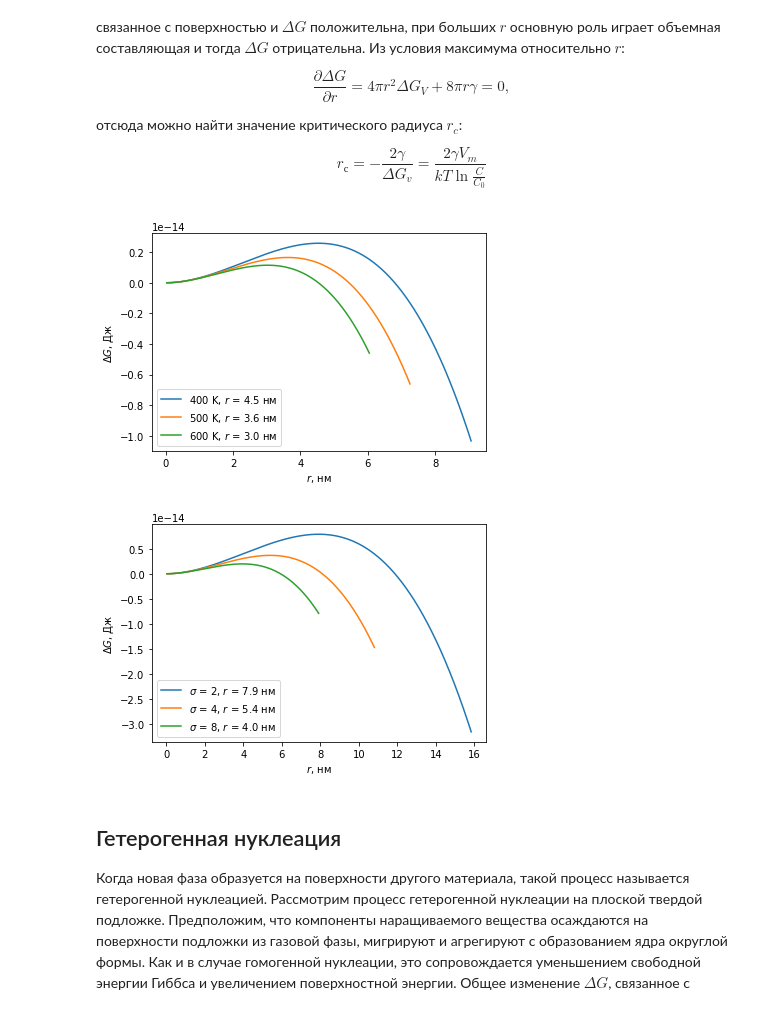
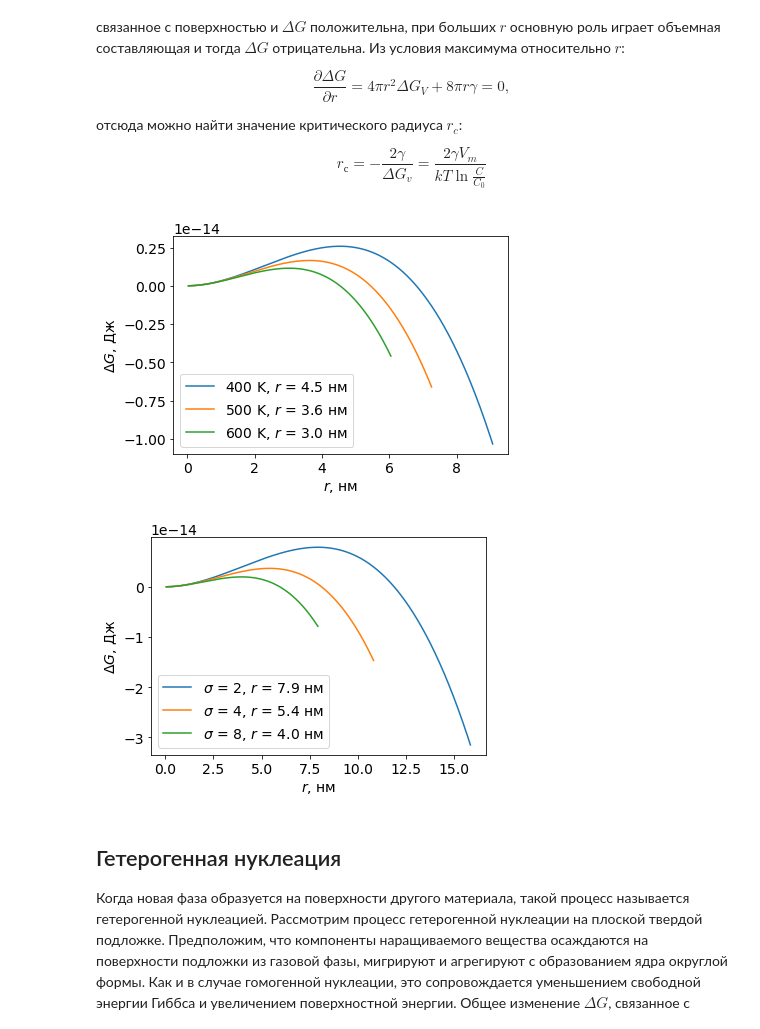
Before and after one commit to nanomaterials/course, a Jupyter notebook: 07_-_Properties_of_NPs/Lecture.ipynb, the cells around one changed output. Drawn from its saved outputs; the diff is of its cells as text; code cells hidden in the pictures.

```diff
--- a/07_-_Properties_of_NPs/Lecture.ipynb
+++ b/07_-_Properties_of_NPs/Lecture.ipynb
@@ -42,9 +42,9 @@ $$r_с = -\dfrac{2\gamma}{\Delta G_v} = \dfrac{2\gamma V_m}{kT \ln \frac{C}{C_0}
 import numpy as np
 import matplotlib.pyplot as plt
 
+plt.rcParams.update({'font.size': 14})
 
 k = 1.38e-23
-V = 4/3*np.pi*r**3
 V_m = 1e-30    # типичный порядок объема, приходящийся на один мономер
 T = 273+200    # типичные порядки температуры синтеза
 sigma = 10     # относительное пересыщение
@@ -52,38 +52,39 @@ gamma = 30     # порядки поверхностного натяжения
 
 r_c = 2*gamma*V_m/(k*T*np.log(1+sigma))
 r = np.linspace(0.01*r_c, 1.5*r_c, 1000)
+V = 4/3*np.pi*r**3
 
 def Delta_G(r, T, sigma, gamma):
     Delta_G_V = -k*T*np.log(1+sigma)/V_m
     Delta_mu_V = 4/3*np.pi*r**3*Delta_G_V
     Delta_mu_S = 4*np.pi*r**2*gamma
     return Delta_mu_V+Delta_mu_S
 
 for T in [400, 500, 600]:
     r_c = 2*gamma*V_m/(k*T*np.log(1+sigma))
     r = np.linspace(0.01*r_c, 2*r_c, 1000)
     label = '{0} K, $r$ = {1:.1f} нм'.format(T, r_c/1e-9)
     plt.plot(r/1e-9, Delta_G(r, T, sigma, gamma), label=label)
 
 plt.xlabel('$r$, нм')
 plt.ylabel('$\Delta G$, Дж')
 plt.legend()
 plt.show()
 
 for sigma in [2, 4, 8]:
     T=500
     r_c = 2*gamma*V_m/(k*T*np.log(1+sigma))
     r = np.linspace(0.01*r_c, 2*r_c, 1000)
     label = '$\sigma$ = {0}, $r$ = {1:.1f} нм'.format(sigma, r_c/1e-9)
     plt.plot(r/1e-9, Delta_G(r, T, sigma, gamma), label=label)
 
 plt.xlabel('$r$, нм')
 plt.ylabel('$\Delta G$, Дж')
 plt.legend()
 plt.show()
 # %% [output]
-[figure, old version]
+[figure, new version]
-[figure, old version]
+[figure, new version]
 # %% [markdown]
 ## Гетерогенная нуклеация
 
```
Also changed, not shown: parts of 4 cells of this notebook, 5 other files.
